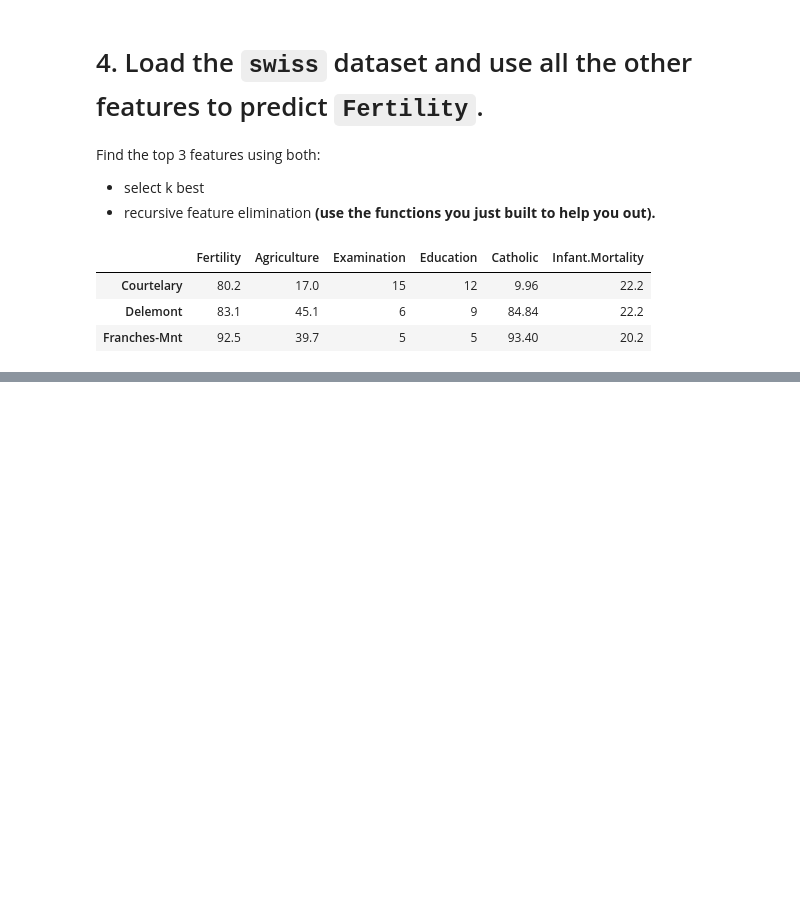
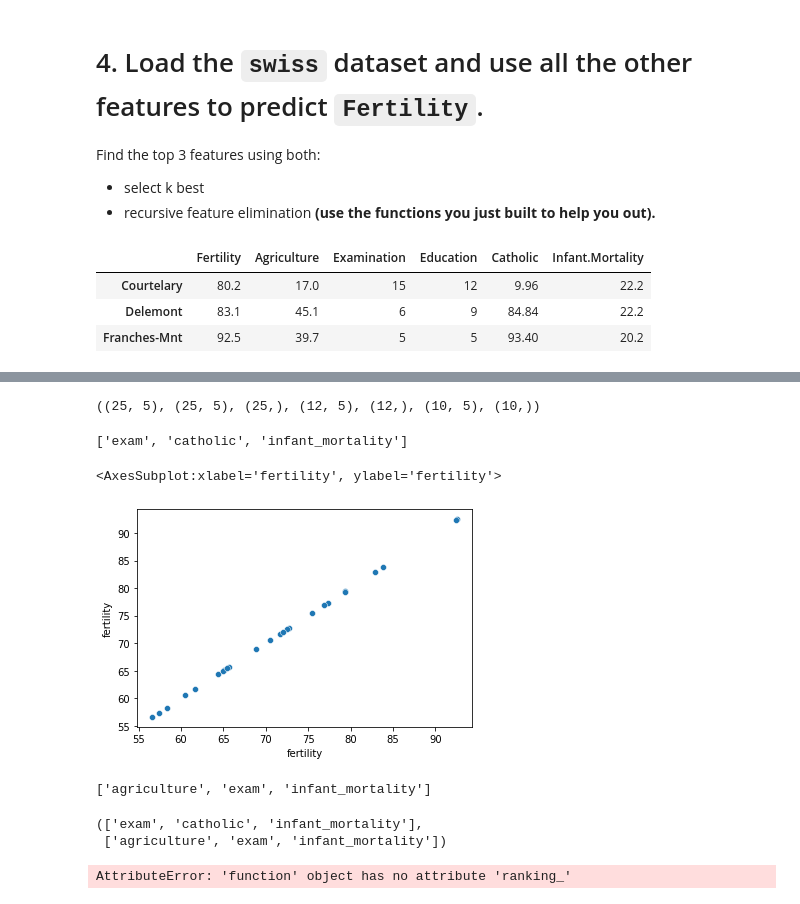
Before and after one commit to o0amandagomez0o/regression-exercises, a Jupyter notebook: feature_engineering.ipynb, the cells around one changed output, grey strips where cells are left out. Drawn from its saved outputs; the diff is of its cells as text; code cells hidden in the pictures; blank space fills up the shorter version.

Commit message:
completed swiss set and added functions in it's own .py

```diff
--- a/feature_engineering.ipynb
+++ b/feature_engineering.ipynb
@@ -234,7 +233,7 @@ def get_object_cols(df):
     and returns a list of those column names.
     '''
     # create a mask of columns whether they are object type or not
-    mask = np.array(df.dtypes == "category")
+    mask = np.array((df.dtypes == "object") | (df.dtypes == "category"))
 
 
     # get a list of the column names that are objects (from the mask)
@@ -242,13 +241,20 @@ def get_object_cols(df):
 
     return object_cols
 # %%
-def prep4class(path):
+def prep4class(df, target):
     '''
-
+    prep4class takes in a dataframe and target
+    - produces a list of object column names
+    - splits data into X/y train/validate/test
+    - produces a list of numeric column names
+    - scales the X_train/validate/test
+    returns: split & scaled data.
     '''
+    # get object columns names
+    object_cols = get_object_cols(df)
 
     # split data
-    X_train, y_train, X_validate, y_validate, X_test, y_test = train_validate_test(df, 'G3')
+    X_train, y_train, X_validate, y_validate, X_test, y_test = train_validate_test(df, target)
 
     # get numeric column names
     numeric_cols = get_numeric_X_cols(X_train, object_cols)
@@ -256,7 +262,7 @@ def prep4class(path):
     # scale data
     X_train_scaled, X_validate_scaled, X_test_scaled = min_max_scale(X_train, X_validate, X_test, numeric_cols)
 
-    return df, X_train, X_train_scaled, y_train, X_validate_scaled, y_validate, X_test_scaled, y_test
+    return X_train, X_train_scaled, y_train, X_validate_scaled, y_validate, X_test_scaled, y_test
 # %% [markdown]
 # 1d. Use all the other numeric features to predict `tip` amount.
 Use select k best and recursive feature elimination to select the top 2 features.
@@ -639,3 +644,6 @@ swiss.head(3)
 | Courtelary | 80.2 | 17.0 | 15 | 12 | 9.96 | 22.2 |
 | Delemont | 83.1 | 45.1 | 6 | 9 | 84.84 | 22.2 |
 | Franches-Mnt | 92.5 | 39.7 | 5 | 5 | 93.40 | 20.2 |
+# %%
+# rename cols to avoid problems formatting
+swiss.rename(columns = {'Infant.Mortality': 'infant_mortality', 'Fertility': 'fertility', 'Agriculture': 'agriculture', 'Examination': 'exam', 'Education':'edu', 'Catholic': 'catholic'}, inplace = True)
@@ -641,0 +673,2 @@ swiss.head(3)
+# %%
+X_train, X_train_scaled, y_train, X_validate_scaled, y_validate, X_test_scaled, y_test = prep4class(swiss, 'fertility')
@@ -641,0 +695,7 @@ swiss.head(3)
+# %%
+# Prep the data
+# Split the data
+# Scale the data
+X_train.shape, X_train_scaled.shape, y_train.shape, X_validate_scaled.shape, y_validate.shape, X_test_scaled.shape, y_test.shape
+# %% [output]
+((25, 5), (25, 5), (25,), (12, 5), (12,), (10, 5), (10,))
@@ -641,0 +705,12 @@ swiss.head(3)
+# %%
+f_feature
+# %% [output]
+['exam', 'catholic', 'infant_mortality']
+# %%
+# confirm there is in fact a linear relationship FIRST
+sns.scatterplot(x=swiss.fertility, y=y_train, data=X_train_scaled)
+
+# ABSOLUTELY LINEAR
+# %% [output]
+<AxesSubplot:xlabel='fertility', ylabel='fertility'>
+[figure, added]
@@ -641,0 +719,18 @@ swiss.head(3)
+# %%
+rfe_feature
+# %% [output]
+['agriculture', 'exam', 'infant_mortality']
+# %%
+f_feature, rfe_feature
+# %% [output]
+(['exam', 'catholic', 'infant_mortality'],
+ ['agriculture', 'exam', 'infant_mortality'])
+# %%
+# view line as a DF
+var_ranks = rfe.ranking_
+var_names = X_train_scaled.columns.tolist()
+
+rfe_ranks_df = pd.DataFrame({'Var': var_names, 'Rank': var_ranks})
+rfe_ranks_df.sort_values('Rank')
+# %% [output]
+AttributeError: 'function' object has no attribute 'ranking_'
```
Also changed, not shown: parts of 8 cells of this notebook, 2 other files.
